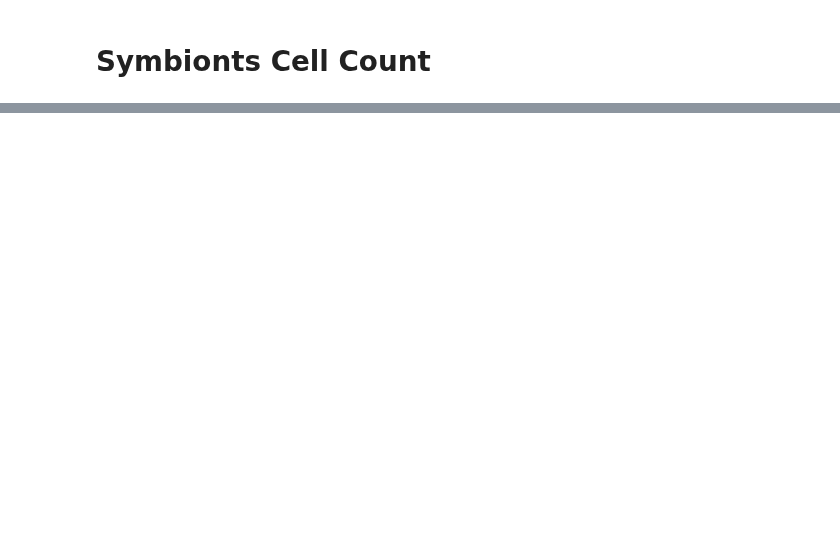
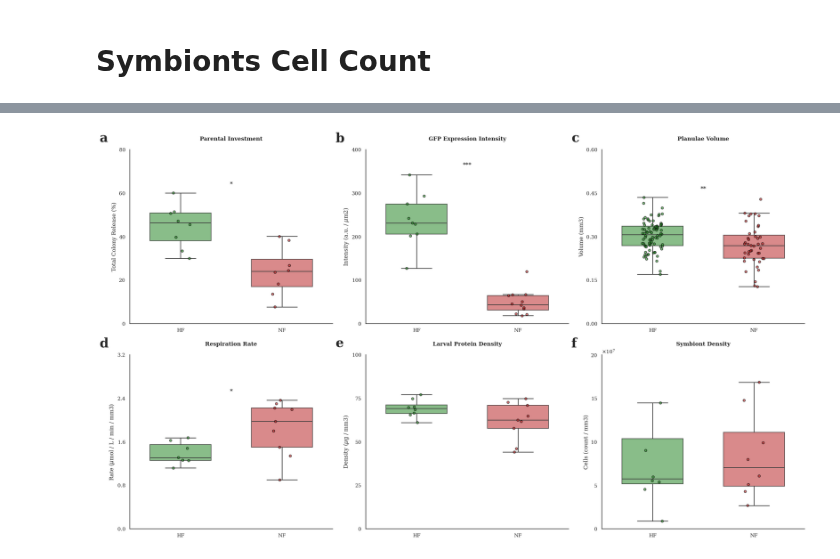
Before and after one commit to LielUziahu/S_Pistillata_Bet-Hedging, a Jupyter notebook: Larval_Baseline_Physiology.ipynb, the cells around one changed output, grey strips where cells are left out. Cells and saved outputs as stored; diff of their text form; code cells hidden in the pictures; blank space fills up the shorter version.

```diff
--- a/Larval_Baseline_Physiology.ipynb
+++ b/Larval_Baseline_Physiology.ipynb
@@ -1028,0 +1361,96 @@ Selected Test: Independent T-test, p = 0.6504
+# %%
+import matplotlib.ticker as ticker
+import matplotlib.pyplot as plt
+import seaborn as sns
+
+# Initialize a 3-column, 2-row figure (3x2 layout)
+fig, axes = plt.subplots(2, 3, figsize=(24, 14))
+axes = axes.flatten()
+
+# Helper for adding asterisks based on previously calculated p-values
+def annotate_sig(ax, p, data_y):
+    label = get_significance_label(p)
+    if label != 'n.s.':
+        y_pos = data_y.max() * 1.05
+        ax.text(0.5, y_pos, label, ha='center', va='bottom', fontsize=global_asterisk_size, fontweight=global_asterisk_weight)
+
+# Helper for panel labeling
+def label_panel(ax, letter):
+    ax.text(-0.15, 1.1, letter, transform=ax.transAxes, fontsize=28, fontweight='bold', va='top', ha='left')
+
+# --- PANEL a: Release Pattern ---
+sns.boxplot(data=df_filtered, x='morph', y='% from total coloney', palette=variant_colors, hue='morph', width=global_box_width, showfliers=False, linewidth=global_line_width, ax=axes[0], boxprops={'alpha': global_alpha, 'edgecolor': global_edgecolor}, legend=False)
+sns.stripplot(data=df_filtered, x='morph', y='% from total coloney', hue='morph', palette=variant_colors, size=global_marker_size, jitter=global_jitter, alpha=global_alpha, zorder=5, ax=axes[0], edgecolor=global_edgecolor, linewidth=global_line_width, legend=False)
+axes[0].set_title("Parental Investment", fontweight='bold')
+axes[0].set_ylabel("Total Colony Release (%)")
+axes[0].set_ylim(0, 80)
+axes[0].yaxis.set_major_locator(ticker.LinearLocator(numticks=5))
+annotate_sig(axes[0], 0.0156, df_filtered['% from total coloney'])
+label_panel(axes[0], "a")
+
+# --- PANEL b: GFP Intensity ---
+sns.boxplot(data=df_gfp, x='Variant', y='Intensity_per_µm2', palette=variant_colors, hue='Variant', width=global_box_width, showfliers=False, linewidth=global_line_width, ax=axes[1], boxprops={'alpha': global_alpha, 'edgecolor': global_edgecolor}, legend=False)
+sns.stripplot(data=df_gfp, x='Variant', y='Intensity_per_µm2', hue='Variant', palette=variant_colors, size=global_marker_size, jitter=global_jitter, alpha=global_alpha, zorder=5, ax=axes[1], edgecolor=global_edgecolor, linewidth=global_line_width, legend=False)
+axes[1].set_title("GFP Expression Intensity", fontweight='bold')
+axes[1].set_ylabel(r"Intensity (a.u. / $\mu$m2)")
+axes[1].set_ylim(0, 400)
+axes[1].yaxis.set_major_locator(ticker.LinearLocator(numticks=5))
+annotate_sig(axes[1], 1.1467e-08, df_gfp['Intensity_per_µm2'])
+label_panel(axes[1], "b")
+
+# --- PANEL c: Planulae Volume ---
+sns.boxplot(data=df26_clean, x='morph', y='Volume mm³', palette=variant_colors, hue='morph', width=global_box_width, showfliers=False, linewidth=global_line_width, ax=axes[2], boxprops={'alpha': global_alpha, 'edgecolor': global_edgecolor}, legend=False)
+sns.stripplot(data=df26_clean, x='morph', y='Volume mm³', hue='morph', palette=variant_colors, size=global_marker_size, jitter=global_jitter, alpha=global_alpha, zorder=5, ax=axes[2], edgecolor=global_edgecolor, linewidth=global_line_width, legend=False)
+axes[2].set_title("Planulae Volume", fontweight='bold')
+axes[2].set_ylabel("Volume (mm3)")
+axes[2].set_ylim(0, 0.6)
+axes[2].yaxis.set_major_locator(ticker.LinearLocator(numticks=5))
+annotate_sig(axes[2], 3.21720e-03, df26_clean['Volume mm³'])
+label_panel(axes[2], "c")
+
+# --- PANEL d: Respiration Rate ---
+sns.boxplot(data=df_resp_final, x='Morph', y='Respiration_Rate_per_mm3', palette=variant_colors, hue='Morph', width=global_box_width, showfliers=False, linewidth=global_line_width, ax=axes[3], boxprops={'alpha': global_alpha, 'edgecolor': global_edgecolor}, legend=False)
+sns.stripplot(data=df_resp_final, x='Morph', y='Respiration_Rate_per_mm3', hue='Morph', palette=variant_colors, size=global_marker_size, jitter=global_jitter, alpha=global_alpha, zorder=5, ax=axes[3], edgecolor=global_edgecolor, linewidth=global_line_width, legend=False)
+axes[3].set_title("Respiration Rate", fontweight='bold')
+axes[3].set_ylabel(r"Rate ($\mu$mol / L / min / mm3)")
+axes[3].set_ylim(0, 3.2)
+axes[3].yaxis.set_major_locator(ticker.LinearLocator(numticks=5))
+annotate_sig(axes[3], 0.0426, df_resp_final['Respiration_Rate_per_mm3'])
+label_panel(axes[3], "d")
+
+# --- PANEL e: Protein Density ---
+sns.boxplot(data=df_prot_clean, x='morph', y='Protein_Density_ug_mm3', palette=variant_colors, hue='morph', width=global_box_width, showfliers=False, linewidth=global_line_width, ax=axes[4], boxprops={'alpha': global_alpha, 'edgecolor': global_edgecolor}, legend=False)
+sns.stripplot(data=df_prot_clean, x='morph', y='Protein_Density_ug_mm3', hue='morph', palette=variant_colors, size=global_marker_size, jitter=global_jitter, alpha=global_alpha, zorder=5, ax=axes[4], edgecolor=global_edgecolor, linewidth=global_line_width, legend=False)
+axes[4].set_title("Larval Protein Density", fontweight='bold')
+axes[4].set_ylabel(r"Density ($\mu$g / mm3)")
+axes[4].set_ylim(0, 100)
+axes[4].yaxis.set_major_locator(ticker.LinearLocator(numticks=5))
+annotate_sig(axes[4], 0.0996, df_prot_clean['Protein_Density_ug_mm3'])
+label_panel(axes[4], "e")
+
+# --- PANEL f: Symbiont Density ---
+sns.boxplot(data=df_clean, x='morph', y='Cells_per_mm3', palette=variant_colors, hue='morph', width=global_box_width, showfliers=False, linewidth=global_line_width, ax=axes[5], boxprops={'alpha': global_alpha, 'edgecolor': global_edgecolor}, legend=False)
+sns.stripplot(data=df_clean, x='morph', y='Cells_per_mm3', hue='morph', palette=variant_colors, size=global_marker_size, jitter=global_jitter, alpha=global_alpha, zorder=5, ax=axes[5], edgecolor=global_edgecolor, linewidth=global_line_width, legend=False)
+axes[5].set_title("Symbiont Density", fontweight='bold')
+axes[5].set_ylabel(r"Cells (count / mm3)")
+
+# Science notation logic for Panel F
+formatter_f = ticker.ScalarFormatter(useMathText=True)
+formatter_f.set_scientific(True)
+formatter_f.set_powerlimits((7, 7))
+axes[5].yaxis.set_major_formatter(formatter_f)
+axes[5].set_ylim(0, 2.0e8)
+axes[5].yaxis.set_major_locator(ticker.LinearLocator(numticks=5))
+
+annotate_sig(axes[5], 0.87, df_clean['Cells_per_mm3'])
+label_panel(axes[5], "f")
+
+for ax in axes:
+    ax.set_xlabel("")
+    sns.despine(ax=ax)
+
+plt.tight_layout(rect=[0.05, 0.05, 0.95, 0.95])
+plt.savefig("Integrated_Summary_Panel_3x2_Outside.png", dpi=600)
+plt.show()
+# %% [output]
+[figure, added]
```
Also changed, not shown: parts of 20 cells of this notebook.
